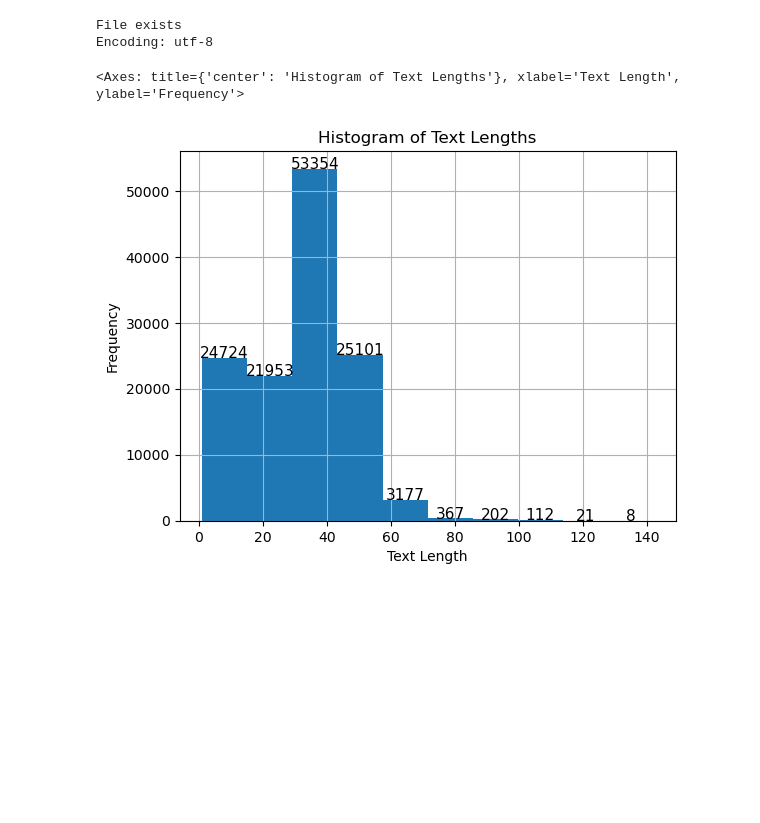
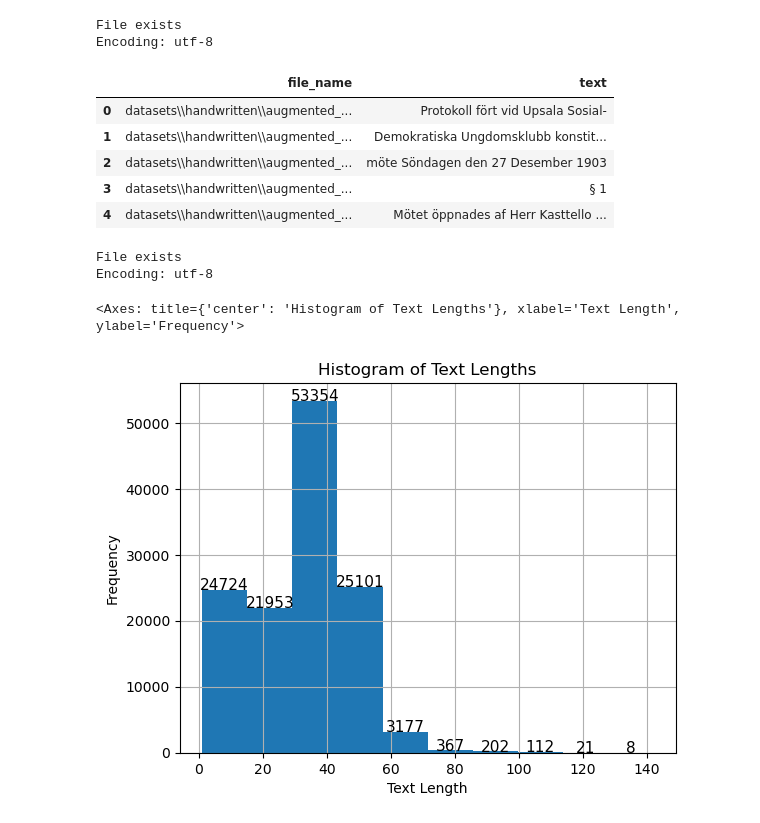
Before and after one commit to xxGreyscale/TrOCR, a Jupyter notebook: notebooks/data_analysis.ipynb, the cells around one changed output. Drawn from its saved outputs; the diff is of its cells as text; code cells hidden in the pictures; blank space fills up the shorter version.

```diff
--- a/notebooks/data_analysis.ipynb
+++ b/notebooks/data_analysis.ipynb
@@ -1,16 +1,27 @@
 # %%
 from data.loader.custom_loader import CustomLoader
 
 # Load the data
-data = CustomLoader("datasets/handwritten/augmented/image_labels_dataset.csv")
-data.generate_dataframe()
+handwritten_df = CustomLoader("../datasets/handwritten/augmented_v2/image_labels_dataset.csv")
+handwritten_df.generate_dataframe()
+handwritten_df.get_dataframe().head()
 # %% [output]
 File exists
 Encoding: utf-8
+|  | file_name | text |
+| 0 | datasets\\handwritten\\augmented_... | Protokoll fört vid Upsala Sosial- |
+| 1 | datasets\\handwritten\\augmented_... | Demokratiska Ungdomsklubb konstit... |
+| 2 | datasets\\handwritten\\augmented_... | möte Söndagen den 27 Desember 1903 |
+| 3 | datasets\\handwritten\\augmented_... | § 1 |
+| 4 | datasets\\handwritten\\augmented_... | Mötet öppnades af Herr Kasttello ... |
 # %%
-# Display the data
-data.generate_histogram()
+handwritten_df.generate_dataframe()
 # %% [output]
-<Axes: title={'center': 'Histogram of Text Lengths'}, xlabel='Text Length', ylabel='Frequency'>
+File exists
+Encoding: utf-8
-[figure, removed]
+# %%
+handwritten_df.generate_histogram()
+# %% [output]
+<Axes: title={'center': 'Histogram of Text Lengths'}, xlabel='Text Length', ylabel='Frequency'>
+[figure, added]
 # %%
```
Also changed, not shown: parts of 2 cells of this notebook.
